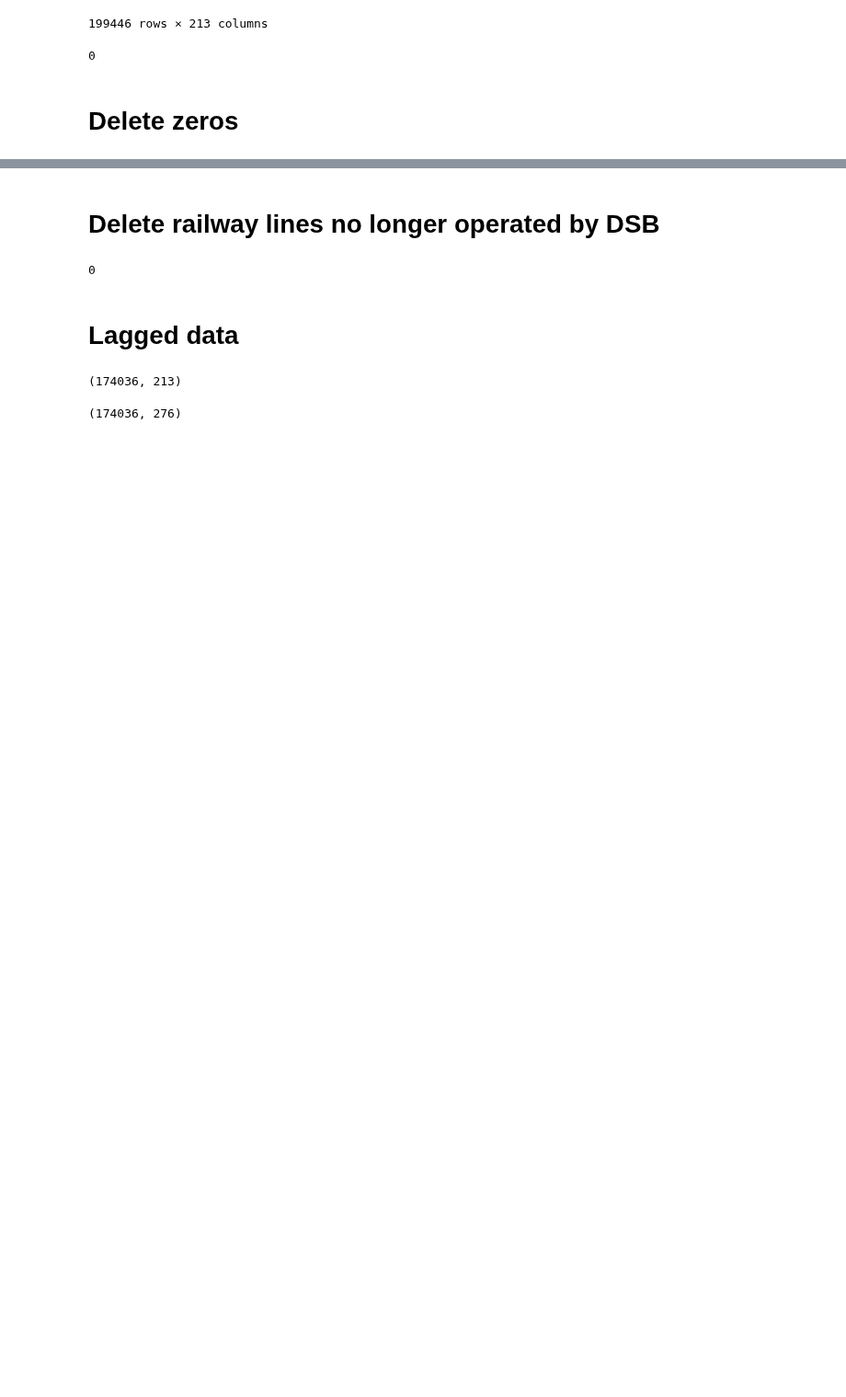
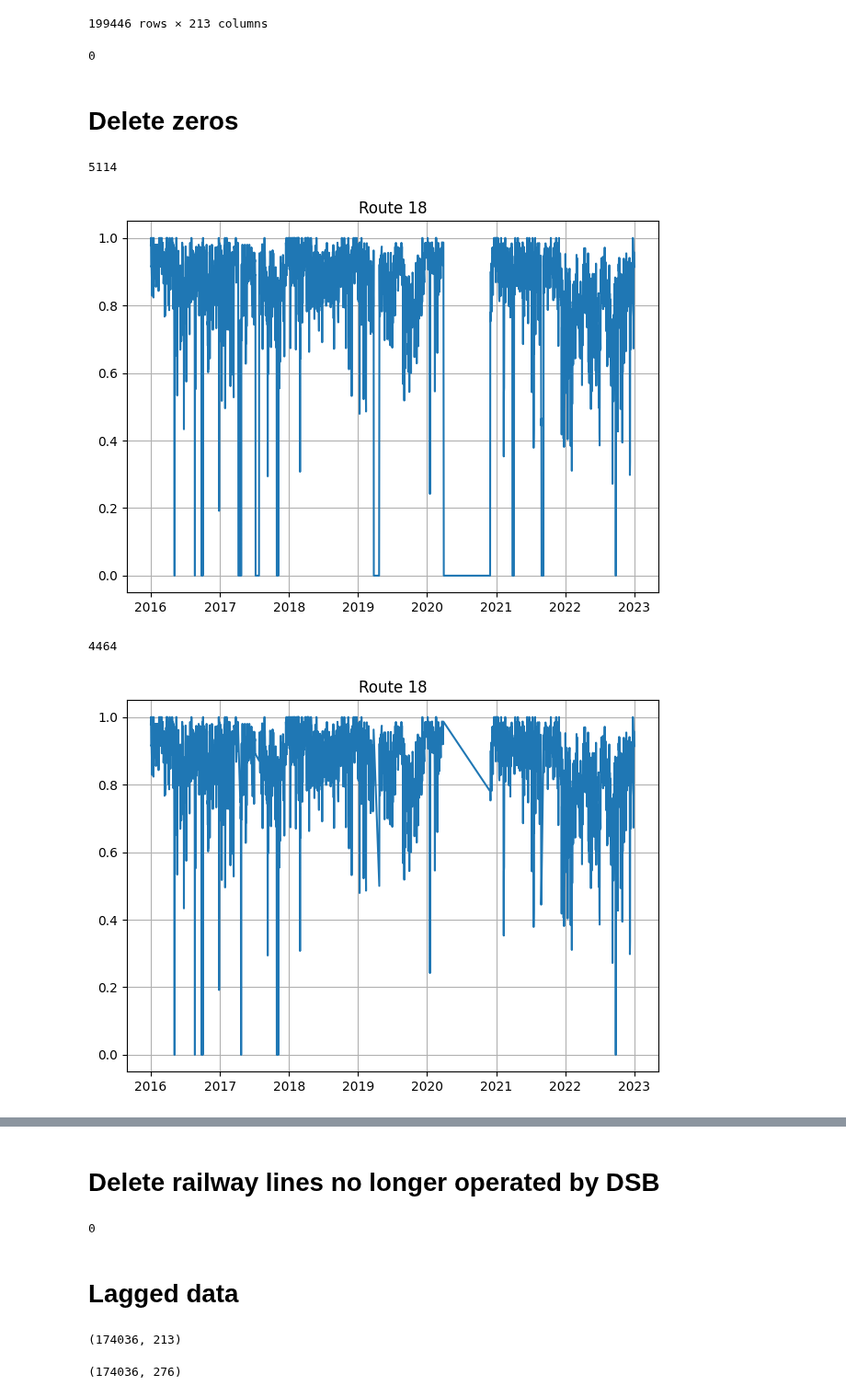
Before and after one commit to clarachristiansen/Bachelor_project, a Jupyter notebook: Data_cleaning.ipynb, the cells around one changed output, grey strips where cells are left out. Shown at 92% size. Drawn from its saved outputs; the diff is of its cells as text; code cells hidden in the pictures; blank space fills up the shorter version.

```diff
--- a/Data_cleaning.ipynb
+++ b/Data_cleaning.ipynb
@@ -81,4 +84,11 @@ def delete_zeros(strækning, x):
     return strækning_data_filtered
+# %%
+strækning_data_filtered = delete_zeros(18, 10, save=True)
+# %% [output]
+5114
+[figure, added]
+4464
+[figure, added]
 # %%
 # BaneDanmark laver sporarbejde på:
 # - strækning 18 i 2020
```
Also changed, not shown: parts of 3 cells of this notebook.
